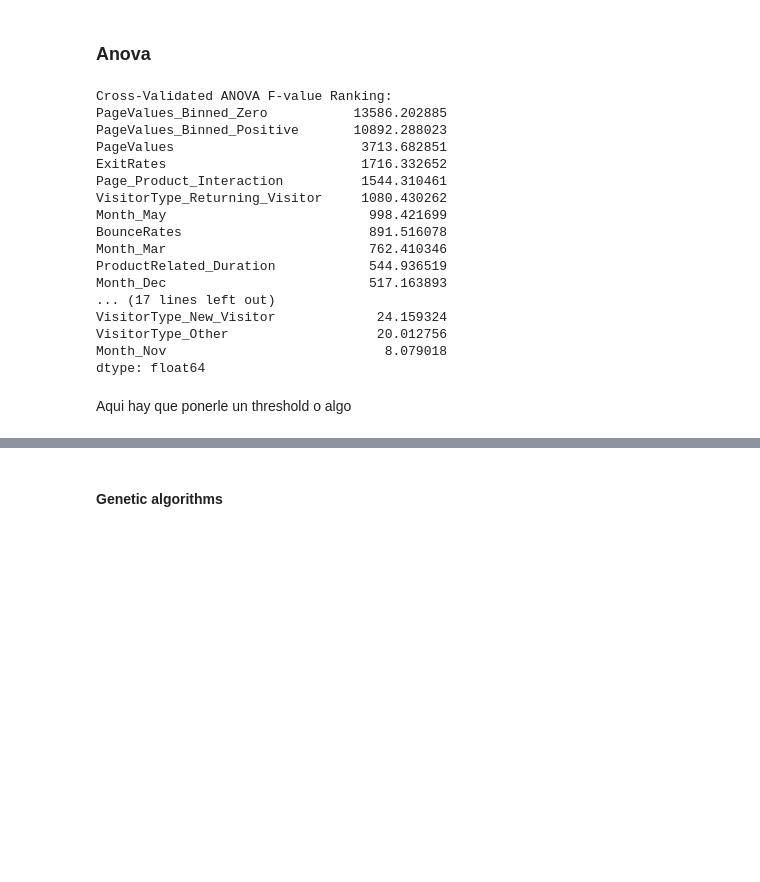
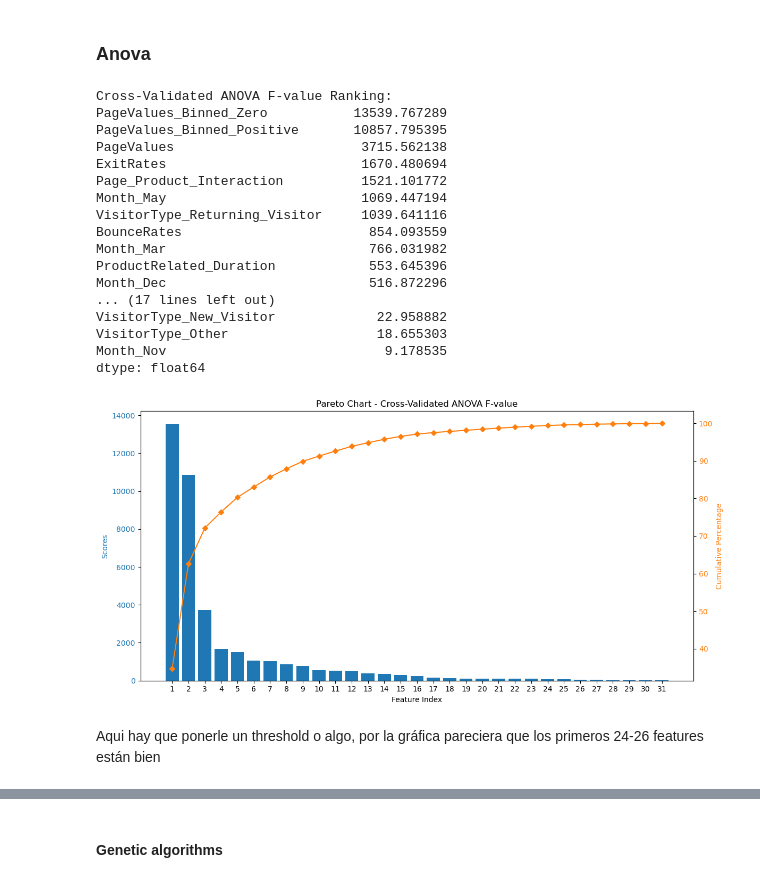
Before and after one commit to LosPadrinosMemens/FPA_DataAnalysis, a Jupyter notebook: Validation.ipynb, the cells around one changed output, grey strips where cells are left out. Cells and saved outputs as stored; diff of their text form; code cells hidden in the pictures; blank space fills up the shorter version.

```diff
--- a/Validation.ipynb
+++ b/Validation.ipynb
@@ -452,48 +453,74 @@ Index(['Administrative', 'BounceRates', 'ExitRates', 'PageValues',
 # %%
 from sklearn.feature_selection import SelectKBest, f_classif
 from sklearn.model_selection import StratifiedKFold
 
 def rank_features(scores, feature_names, method_name):
     feature_ranking = pd.Series(scores, index=feature_names)
     feature_ranking = feature_ranking.sort_values(ascending=False)
     print(f"\n{method_name} Ranking:")
     print(feature_ranking)
+
+    # Pareto chart
+    cum_sum = feature_ranking.cumsum()
+    cum_perc = 100 * cum_sum / cum_sum[-1]
+
+    indices = range(1, len(feature_ranking) + 1)
+
+    fig, ax1 = plt.subplots(figsize=(12, 6))  # Increased figure size for better readability
+
+    ax1.bar(indices, feature_ranking.values, color='C0')
+    ax1.set_xlabel('Feature Index')
+    ax1.set_ylabel('Scores', color='C0')
+    ax1.tick_params(axis='y', labelcolor='C0')
+    ax1.set_xticks(indices)
+    ax1.set_xticklabels(indices)
+
+    ax2 = ax1.twinx()
+    ax2.plot(indices, cum_perc, color='C1', marker='D', ms=5)
+    ax2.set_ylabel('Cumulative Percentage', color='C1')
+    ax2.tick_params(axis='y', labelcolor='C1')
+
+    plt.title(f'Pareto Chart - {method_name}')
+    plt.xticks(rotation=45, ha='right')  # Rotate x-axis labels and align to the right
+    plt.tight_layout()  # Adjust layout to prevent clipping of labels
+    plt.show()
+    return(feature_ranking)
 
 def cross_validated_feature_ranking(X, y, k=5):
     skf = StratifiedKFold(n_splits=k)
     feature_scores = np.zeros(X.shape[1])
 
     for train_index, test_index in skf.split(X, y):
         X_train_cv, X_test_cv = X.iloc[train_index], X.iloc[test_index]
         y_train_cv, y_test_cv = y.iloc[train_index], y.iloc[test_index]
 
         selector_anova = SelectKBest(score_func=f_classif, k='all')
         selector_anova.fit(X_train_cv, y_train_cv)
         feature_scores += selector_anova.scores_
 
     # Average scores over all folds
     feature_scores /= k
-    rank_features(feature_scores, X.columns, "Cross-Validated ANOVA F-value")
-
+    return(rank_features(feature_scores, X.columns, "Cross-Validated ANOVA F-value"))
 # Perform cross-validated feature ranking
-cross_validated_feature_ranking(X_train, y_train)
+feature_ranking_anova = cross_validated_feature_ranking(X_train, y_train)
 # %% [output]
 Cross-Validated ANOVA F-value Ranking:
-PageValues_Binned_Zero           13586.202885
-PageValues_Binned_Positive       10892.288023
-PageValues                        3713.682851
-ExitRates                         1716.332652
-Page_Product_Interaction          1544.310461
-VisitorType_Returning_Visitor     1080.430262
-Month_May                          998.421699
-BounceRates                        891.516078
-Month_Mar                          762.410346
-ProductRelated_Duration            544.936519
-Month_Dec                          517.163893
+PageValues_Binned_Zero           13539.767289
+PageValues_Binned_Positive       10857.795395
+PageValues                        3715.562138
+ExitRates                         1670.480694
+Page_Product_Interaction          1521.101772
+Month_May                         1069.447194
+VisitorType_Returning_Visitor     1039.641116
+BounceRates                        854.093559
+Month_Mar                          766.031982
+ProductRelated_Duration            553.645396
+Month_Dec                          516.872296
 ... (17 lines left out)
-VisitorType_New_Visitor             24.159324
-VisitorType_Other                   20.012756
-Month_Nov                            8.079018
+VisitorType_New_Visitor             22.958882
+VisitorType_Other                   18.655303
+Month_Nov                            9.178535
 dtype: float64
+[figure, added]
 # %% [markdown]
-Aqui hay que ponerle un threshold o algo
+Aqui hay que ponerle un threshold o algo, por la gráfica pareciera que los primeros 24-26 features están bien
```
Also changed, not shown: parts of 9 cells of this notebook, 1 other file.
